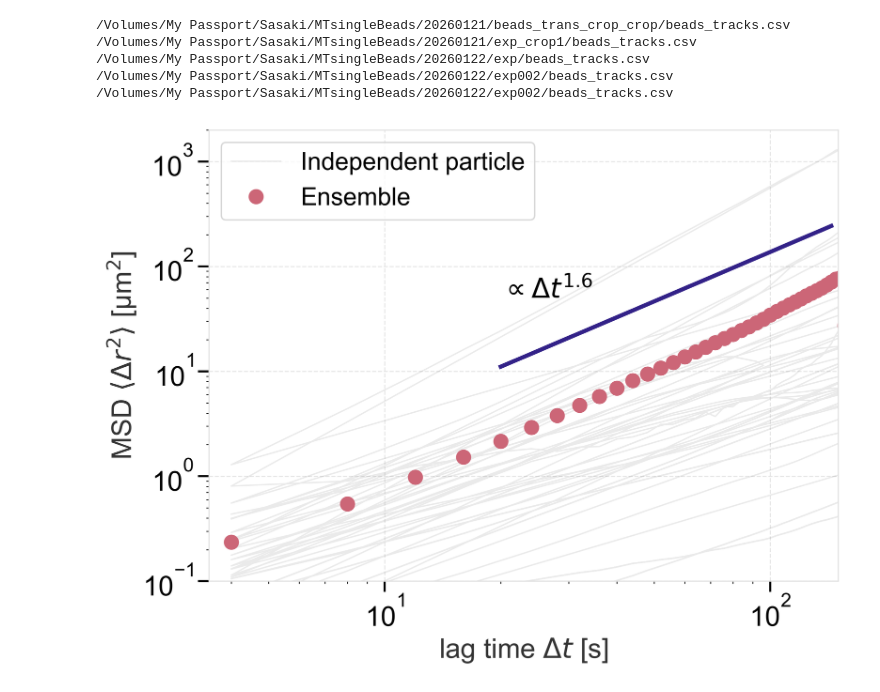
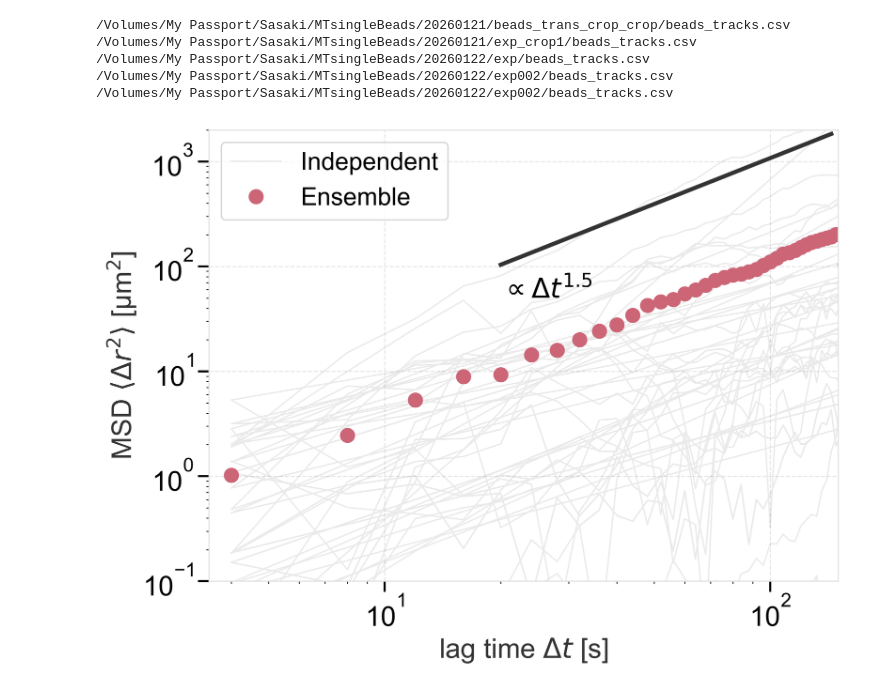
Before and after one commit to wppppupr/MTCargo_analysis, a Jupyter notebook: notebooks/nematicMSD.ipynb, the cells around one changed output. Drawn from its saved outputs; the diff is of its cells as text; code cells hidden in the pictures.

```diff
--- a/notebooks/nematicMSD.ipynb
+++ b/notebooks/nematicMSD.ipynb
@@ -14,6 +14,7 @@ from libs import cal_vel as cv
 from libs import displacement as dpm
 
 plt.style.use('../libs/my_style.mplstyle')
+style_colors = plt.rcParams['axes.prop_cycle'].by_key()['color']
 # %%
 mypass = '/mnt/ssd_data/Sasaki/MTSingleBeads'
 mypass = '/Volumes/My Passport/Sasaki/MTsingleBeads'
@@ -25,17 +26,17 @@ path3 = os.path.join(mypass,"20260122/exp001/beads_tracks.csv")
 path4 = os.path.join(mypass,"20260122/exp002/beads_tracks.csv")
 
 
-def concatMSD(path_list, interval_list, scale = 0.11):
+def concatMSD(path_list, interval_list, scale = 0.11, time_averaged = True):
     IMSD_list = []
     for i in range(len(path_list)):
         print(path_list[i])
-        IMSD, _ = dpm.get_msd(path_list[i], scale, interval_list[i], threshold = 0.0)
+        IMSD, _ = dpm.get_msd(path_list[i], scale, interval_list[i], threshold = 0.0, time_averaged=time_averaged)
         IMSD['particle'] += 10000*i
         IMSD_list.append(IMSD)
 
     return pd.concat(IMSD_list)
 
-I_concat = concatMSD([path0, path1, path2, path4, path4], [ 4, 4, 4, 4, 4])
+I_concat = concatMSD([path0, path1, path2, path4, path4], [ 4, 4, 4, 4, 4], time_averaged=False)
 
 scale = 0.11
 
@@ -61,40 +62,43 @@ popt, pcov = curve_fit(fm.ln_pl, x, y)
 
 fig, ax = plt.subplots()
 
-ax.plot(I_concat['lag time'], I_concat['MSD'], color='#333333', alpha =0.1, lw=1, label='Independent particle')
+ax.plot(I_concat['lag time'], I_concat['MSD'], color='#333333', alpha =0.1, lw=1, label='Independent')
 
+#ax.plot(TA_emsd_combined.index, TA_emsd_combined['MSD'], linestyle = 'None', marker='o', label='Time Averaged', color = style_colors[0])
 ax.plot(emsd_combined.index, emsd_combined['MSD'], linestyle = 'None', marker='o', label='Ensemble')
-"""ax.fill_between(emsd_combined.index,
+
+"""
+ax.fill_between(emsd_combined.index,
                 emsd_combined['MSD'] - emsd_err_combined,
                 emsd_combined['MSD'] + emsd_err_combined,
                 alpha=0.2)
 """
 
 ax.legend()
 
 xrange = [min_t, max_t]
 
-ax.plot(xrange, fm.power_law(xrange, *popt) * 5, label = f'{popt[1]:.2f}$\\times\\Delta t^{{{popt[0]:.2f}}}$')
-ax.text(20, 5e1, f'$\propto \Delta t^{{{popt[0]:.1f}}}$')
+ax.plot(xrange, fm.power_law(xrange, *popt) * 10, label = f'{popt[1]:.2f}$\\times\\Delta t^{{{popt[0]:.2f}}}$', color = '#333333')
 
 
+ax.text(20, 5e1, f'$\propto \Delta t^{{{popt[0]:.1f}}}$')
 
 ax.set(
     xlim=(3.5e-0, 150),
     ylim=(1e-1, 2e3),
     xscale='log',
     yscale='log',
     xlabel='lag time $\Delta t$ [s]',
     ylabel='MSD $\\langle \\Delta r^2 \\rangle$ [\u03bcm$^2$]'
     )
 
 cd = os.getcwd()
 fig.savefig(f"{cd}/figures/MSD.png", bbox_inches = 'tight')
 fig.savefig(f"{cd}/figures/MSD.pdf", bbox_inches = 'tight')
 # %% [output]
 /Volumes/My Passport/Sasaki/MTsingleBeads/20260121/beads_trans_crop_crop/beads_tracks.csv
 /Volumes/My Passport/Sasaki/MTsingleBeads/20260121/exp_crop1/beads_tracks.csv
 /Volumes/My Passport/Sasaki/MTsingleBeads/20260122/exp/beads_tracks.csv
 /Volumes/My Passport/Sasaki/MTsingleBeads/20260122/exp002/beads_tracks.csv
 /Volumes/My Passport/Sasaki/MTsingleBeads/20260122/exp002/beads_tracks.csv
-[figure, old version]
+[figure, new version]
```
Also changed, not shown: parts of 2 cells of this notebook, 8 other files.
